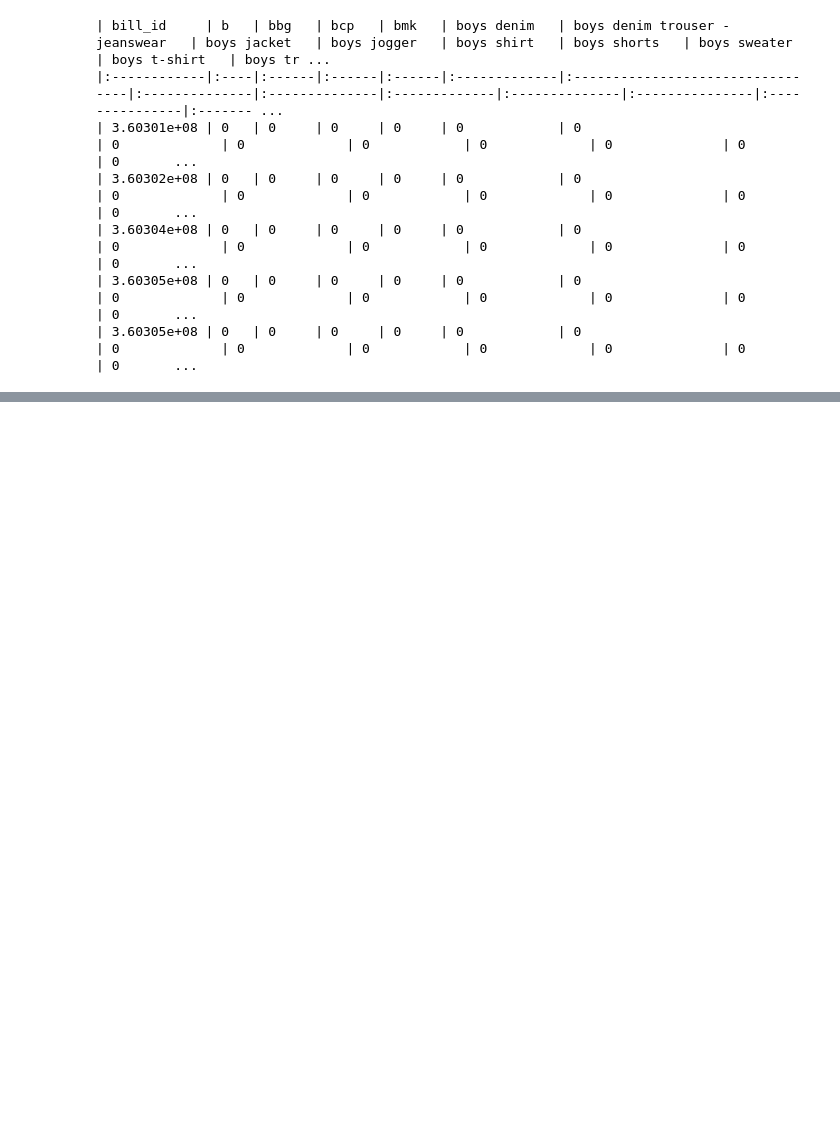
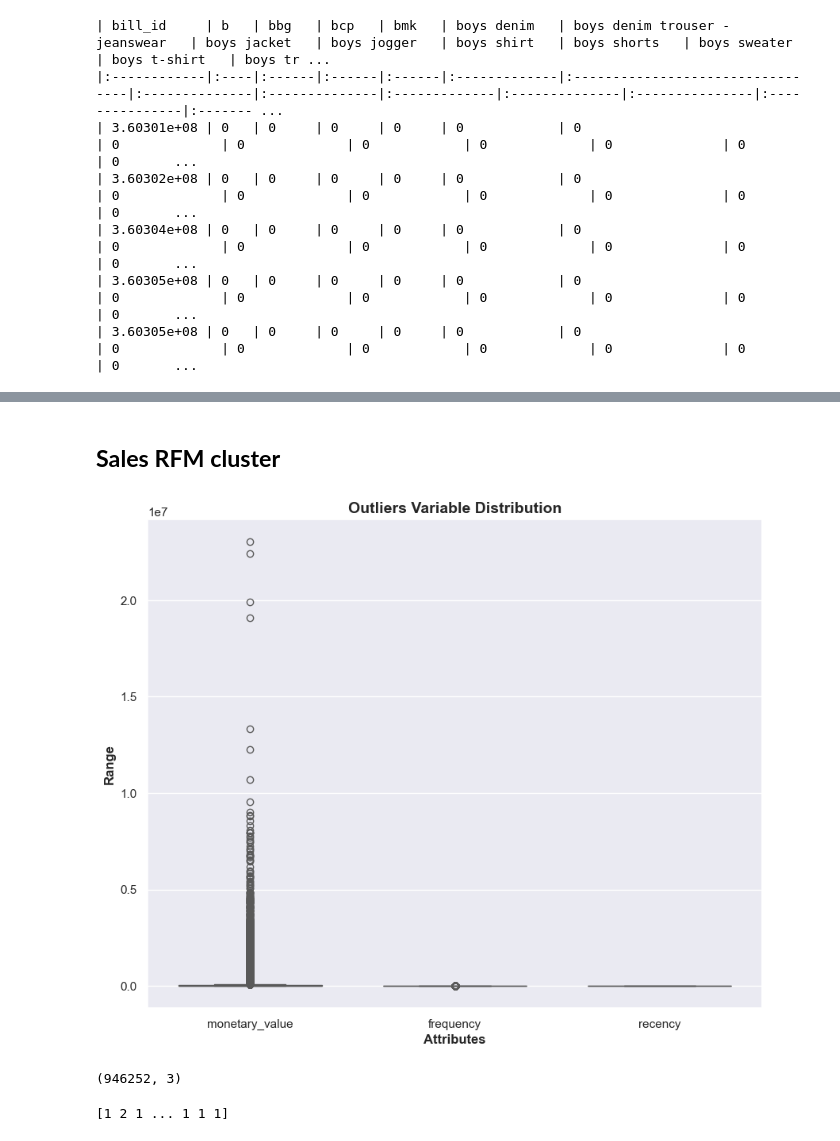
Before and after one commit to MORYKINGS/Prethesis, a Jupyter notebook: Prethesis.ipynb, the cells around one changed output, grey strips where cells are left out. Drawn from its saved outputs; the diff is of its cells as text; code cells hidden in the pictures; blank space fills up the shorter version.

```diff
--- a/Prethesis.ipynb
+++ b/Prethesis.ipynb
@@ -1056 +1058,3 @@ rules
 140 rows × 10 columns
+# %% [markdown]
+## **Sales RFM cluster**
@@ -1056,0 +1079,32 @@ rules
+# %%
+
+# Calculate Recency, Frequency, and Monetary Value
+rfm_r = total_sample.groupby('user_id')['days_since_last_transaction'].min().reset_index()
+rfm_r.columns = ['user_id', 'recency']
+
+rfm_f = total_sample.groupby('user_id')['bill_id'].nunique().reset_index()
+rfm_f.columns = ['user_id', 'frequency']
+
+# Calculate the transaction_value: sum of line_item_amount - first of bill_discount on each bill
+total_sample['transaction_value'] = total_sample.groupby('bill_id').apply(
+    lambda x: max(x['line_item_amount'].sum() - x['bill_discount'].iloc[0], 0)
+).reset_index(level=0, drop=True)
+
+rfm_m = total_sample.groupby('user_id')['transaction_value'].sum().reset_index()
+rfm_m.columns = ['user_id', 'monetary_value']
+# %%
+
+# Merge R, F, M dataframes
+rfm = rfm_r.merge(rfm_f, on='user_id').merge(rfm_m, on='user_id')
+# %%
+# Outlier Analysis of Monetary Value, Frequency, and Recency
+
+attributes = ['monetary_value', 'frequency', 'recency']
+plt.rcParams['figure.figsize'] = [10, 8]
+sns.boxplot(data=rfm[attributes], orient="v", palette="Set2", whis=1.5, saturation=1, width=0.7)
+plt.title("Outliers Variable Distribution", fontsize=14, fontweight='bold')
+plt.ylabel("Range", fontweight='bold')
+plt.xlabel("Attributes", fontweight='bold')
+plt.show()
+# %% [output]
+[figure, added]
@@ -1056,0 +1129,15 @@ rules
+# %%
+# Rescaling the attributes
+
+rfm_df = rfm[['monetary_value', 'frequency', 'recency']]
+
+# Instantiate
+scaler = StandardScaler()
+
+# fit_transform
+rfm_df_scaled = scaler.fit_transform(rfm_df)
+
+# Check the shape of the scaled data
+rfm_df_scaled.shape
+# %% [output]
+(946252, 3)
@@ -1056,0 +1151,5 @@ rules
+# %%
+# Display the labels
+print(kmeans.labels_)
+# %% [output]
+[1 2 1 ... 1 1 1]
```
Also changed, not shown: parts of 36 cells of this notebook, 1 other file.
